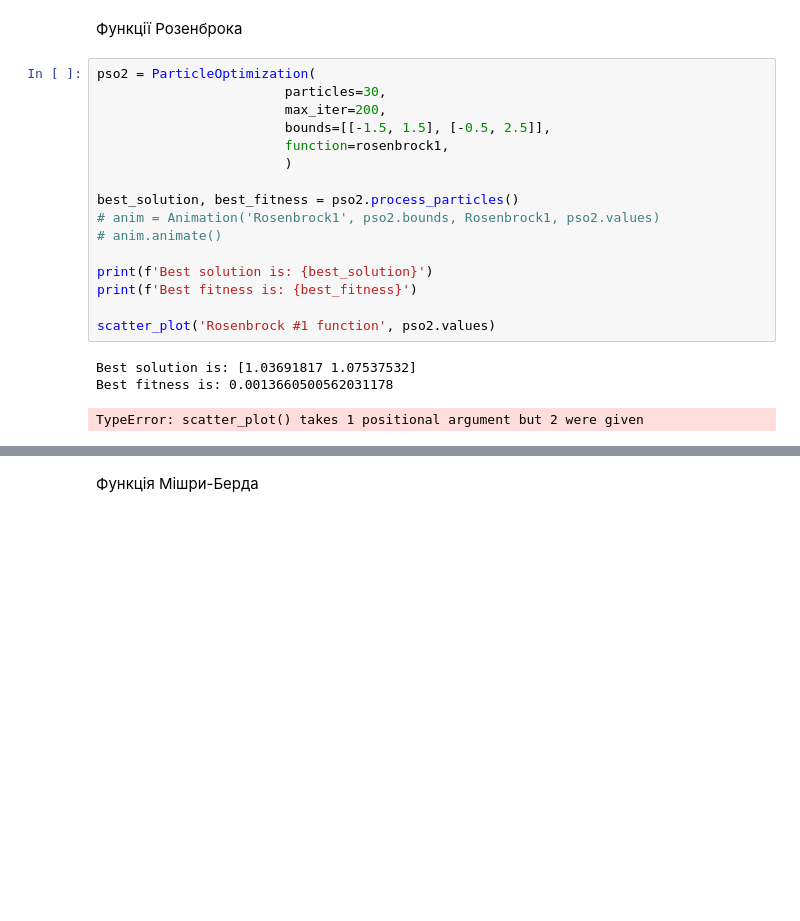
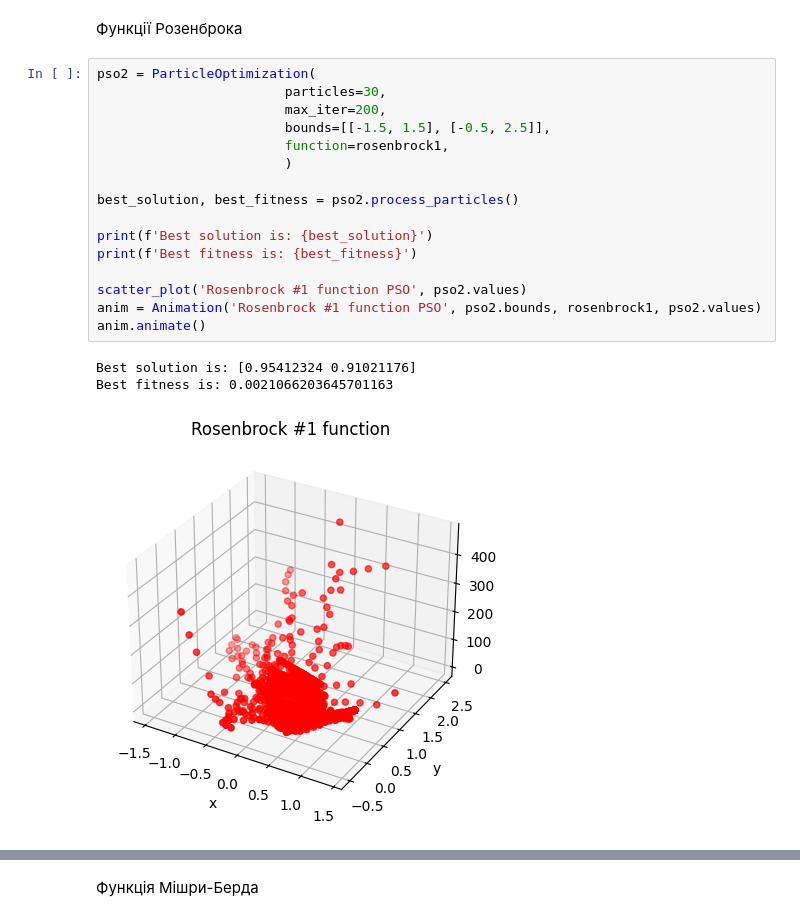
Before and after one commit to Terlok/SwarmIntelligence, a Jupyter notebook: lab 2/main.ipynb, the cells around one changed output, grey strips where cells are left out. Saved outputs shown, nothing was run; the diff lists cells and outputs as text; blank space fills up the shorter version.

```diff
--- a/lab 2/main.ipynb
+++ b/lab 2/main.ipynb
@@ -77,23 +77,23 @@ Best fitness is: 293.745491636712
 # %%
 pso2 = ParticleOptimization(
                         particles=30,
                         max_iter=200,
                         bounds=[[-1.5, 1.5], [-0.5, 2.5]],
                         function=rosenbrock1,
                         )
 
 best_solution, best_fitness = pso2.process_particles()
-# anim = Animation('Rosenbrock1', pso2.bounds, Rosenbrock1, pso2.values)
-# anim.animate()
 
 print(f'Best solution is: {best_solution}')
 print(f'Best fitness is: {best_fitness}')
 
-scatter_plot('Rosenbrock #1 function', pso2.values)
+scatter_plot('Rosenbrock #1 function PSO', pso2.values)
+anim = Animation('Rosenbrock #1 function PSO', pso2.bounds, rosenbrock1, pso2.values)
+anim.animate()
 # %% [output]
-Best solution is: [1.03691817 1.07537532]
-Best fitness is: 0.0013660500562031178
+Best solution is: [0.95412324 0.91021176]
+Best fitness is: 0.0021066203645701163
-TypeError: scatter_plot() takes 1 positional argument but 2 were given
+[figure, added]
 # %%
 pso3 = ParticleOptimization(
                         particles=30,
```
Also changed, not shown: parts of 23 cells of this notebook, 6 other files.
